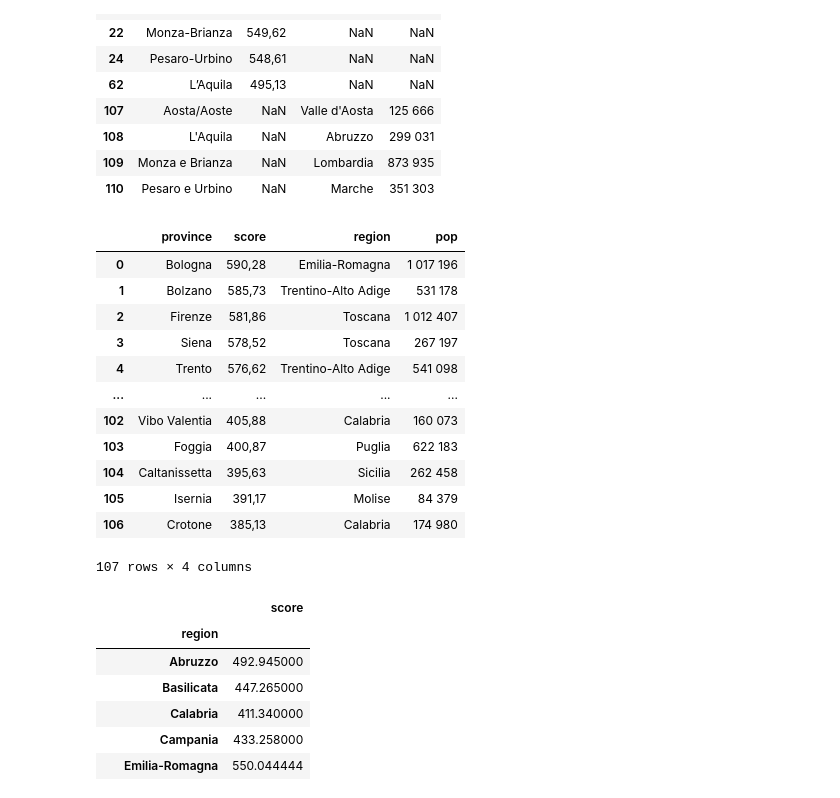
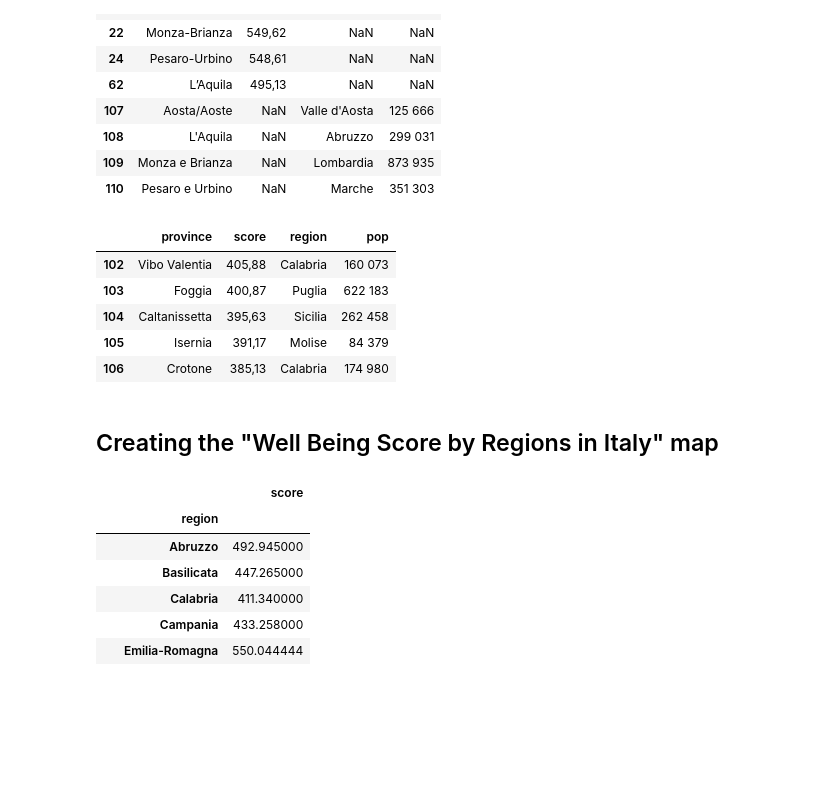
Before and after one commit to S3tuit/jup_lab, a Jupyter notebook: femm.ipynb, the cells around one changed output. Saved outputs shown, nothing was run; the diff lists cells and outputs as text; code cells hidden in the pictures; blank space fills up the shorter version.

```diff
--- a/femm.ipynb
+++ b/femm.ipynb
@@ -467,21 +427,16 @@ df_pop.loc[df_pop['province']=='Monza e Brianza', 'province'] = 'Monza-Brianza'
 df_pop.loc[df_pop['province']=='Pesaro e Urbino', 'province'] = 'Pesaro-Urbino'
 # %%
 df_wb_pop = pd.merge(df_wb, df_pop, on='province', how='outer')
-df_wb_pop
+df_wb_pop.tail()
 # %% [output]
 |  | province | score | region | pop |
-| 0 | Bologna | 590,28 | Emilia-Romagna | 1 017 196 |
-| 1 | Bolzano | 585,73 | Trentino-Alto Adige | 531 178 |
-| 2 | Firenze | 581,86 | Toscana | 1 012 407 |
-| 3 | Siena | 578,52 | Toscana | 267 197 |
-| 4 | Trento | 576,62 | Trentino-Alto Adige | 541 098 |
-| ... | ... | ... | ... | ... |
 | 102 | Vibo Valentia | 405,88 | Calabria | 160 073 |
 | 103 | Foggia | 400,87 | Puglia | 622 183 |
 | 104 | Caltanissetta | 395,63 | Sicilia | 262 458 |
 | 105 | Isernia | 391,17 | Molise | 84 379 |
 | 106 | Crotone | 385,13 | Calabria | 174 980 |
-107 rows × 4 columns
+# %% [markdown]
+## Creating the "Well Being Score by Regions in Italy" map
 # %%
 df_wb_pop['score'] = df_wb_pop['score'].str.replace(',','.').astype('float')
 df_wb_pop[['score', 'region']].groupby('region').mean()
```
Also changed, not shown: parts of 25 cells of this notebook, 1 other file.
